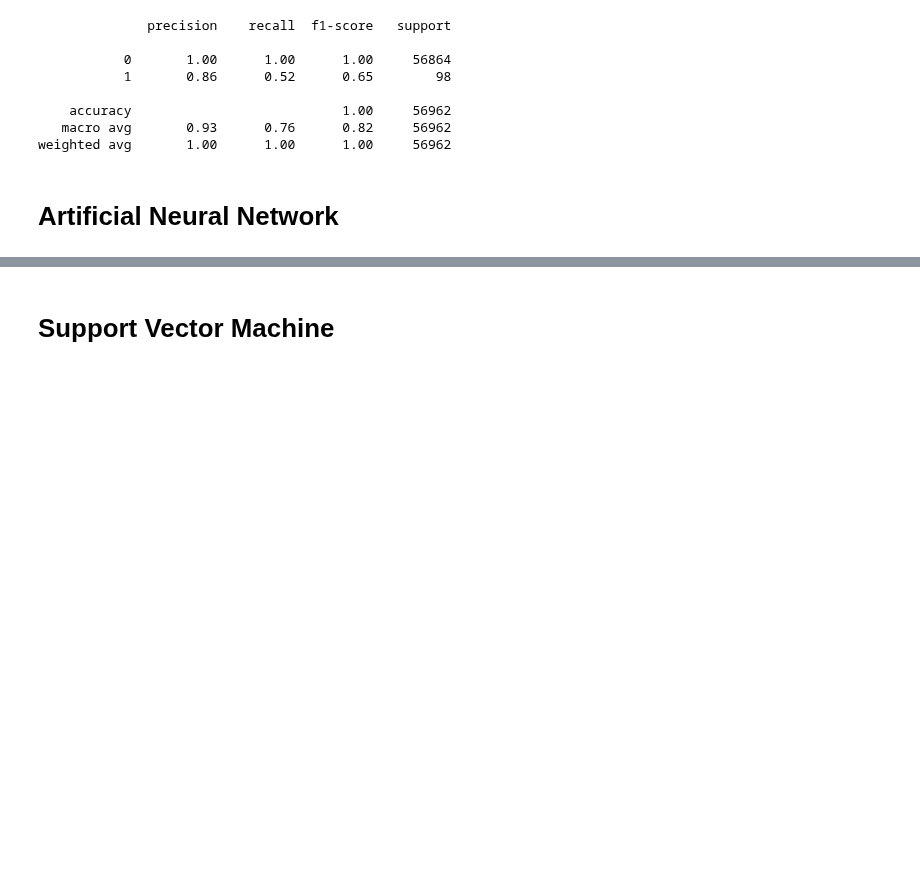
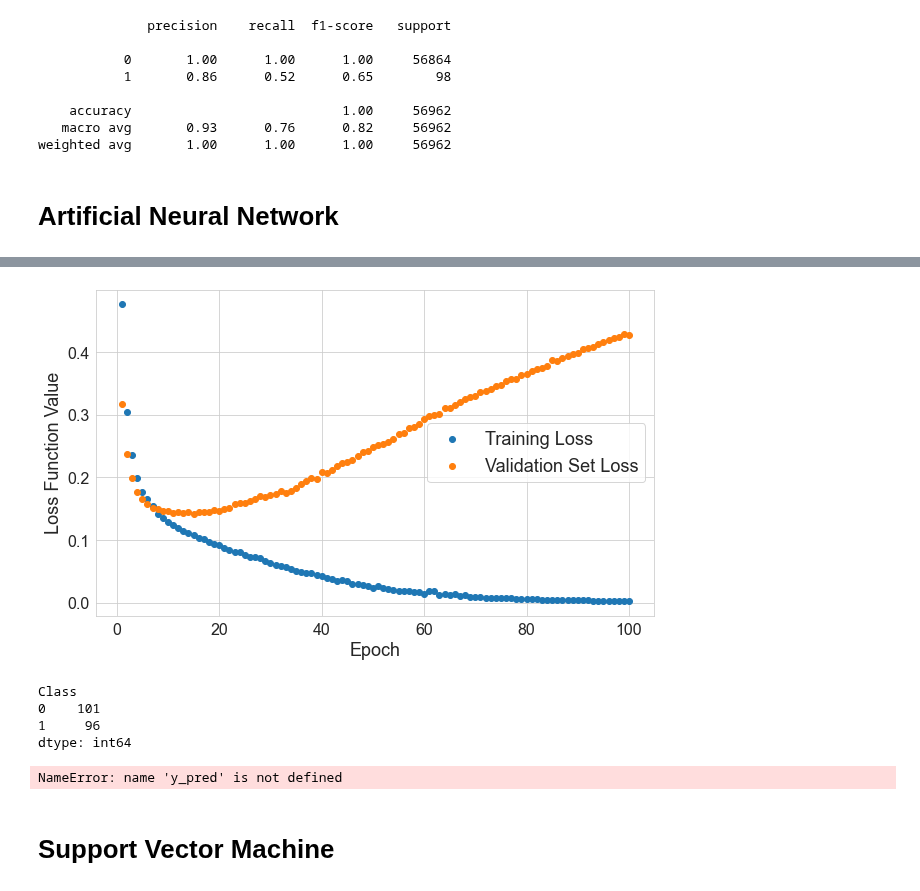
Before and after one commit to Raihana90/Credit-Card-Fraud-Detection, a Jupyter notebook: credit_card_index.ipynb, the cells around one changed output, grey strips where cells are left out. Drawn from its saved outputs; the diff is of its cells as text; code cells hidden in the pictures; blank space fills up the shorter version.

```diff
--- a/credit_card_index.ipynb
+++ b/credit_card_index.ipynb
@@ -211,0 +462,46 @@ weighted avg       1.00      1.00      1.00     56962
+# %%
+plt.figure(figsize = (10,6))
+
+plt.scatter(range(1,101), history_dict['loss'], label = "Training Loss")
+plt.scatter(range(1,101), history_dict['val_loss'], label = "Validation Set Loss")
+
+plt.xlabel("Epoch", fontsize=18)
+plt.ylabel("Loss Function Value", fontsize=18)
+
+plt.xticks(fontsize=16)
+plt.yticks(fontsize=16)
+
+plt.legend(fontsize=18)
+
+plt.show()
+# %% [output]
+[figure, added]
+# %%
+# Value counts of test data.
+
+sample_data_test.value_counts('Class')
+# %% [output]
+Class
+0    101
+1     96
+dtype: int64
+# %%
+# Prediction.
+
+y_pred_prob = model.predict(X_test)
+print(len(y_pred))
+
+# Set the threshold probability for valid transactions as p = 0.5.
+
+y_pred = []
+
+for x in y_pred_prob:
+    if x[0] > 0.9:
+        y_pred.append(0)
+    else:
+        y_pred.append(1)
+
+y_pred = np.array(y_pred)
+y_pred
+# %% [output]
+NameError: name 'y_pred' is not defined
```
Also changed, not shown: parts of 19 cells of this notebook.
